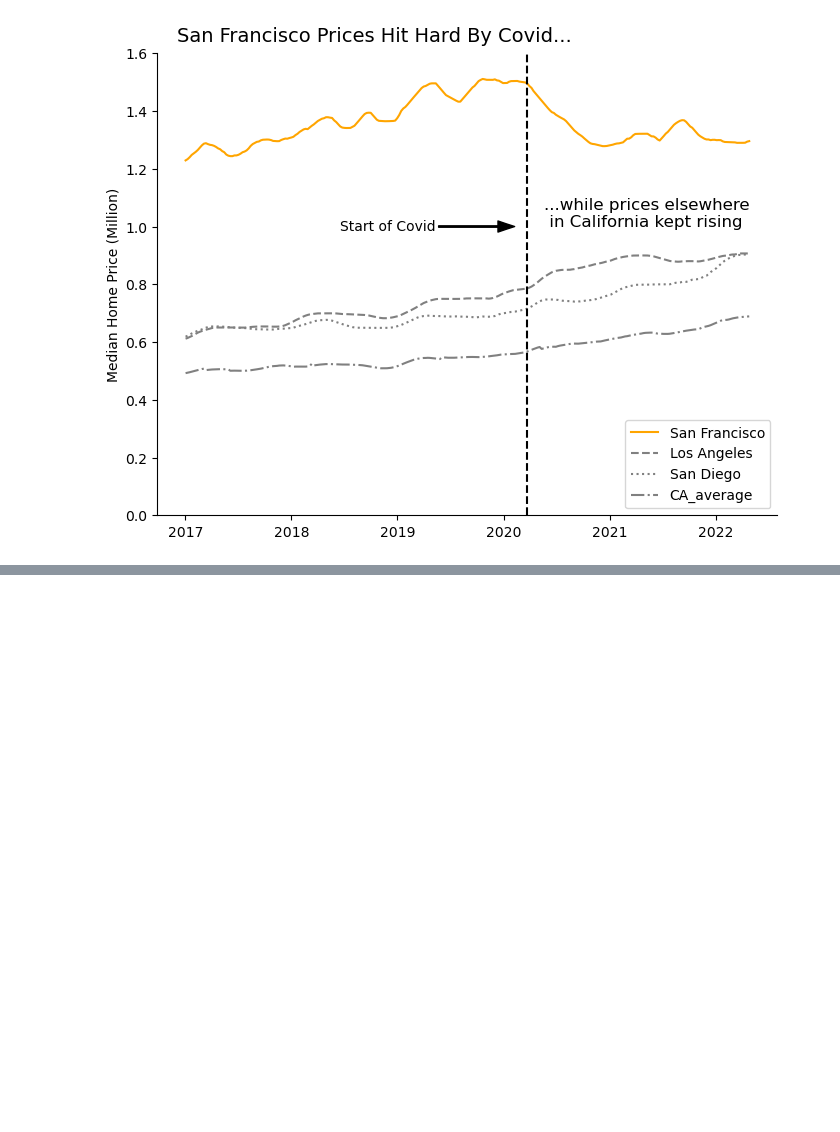
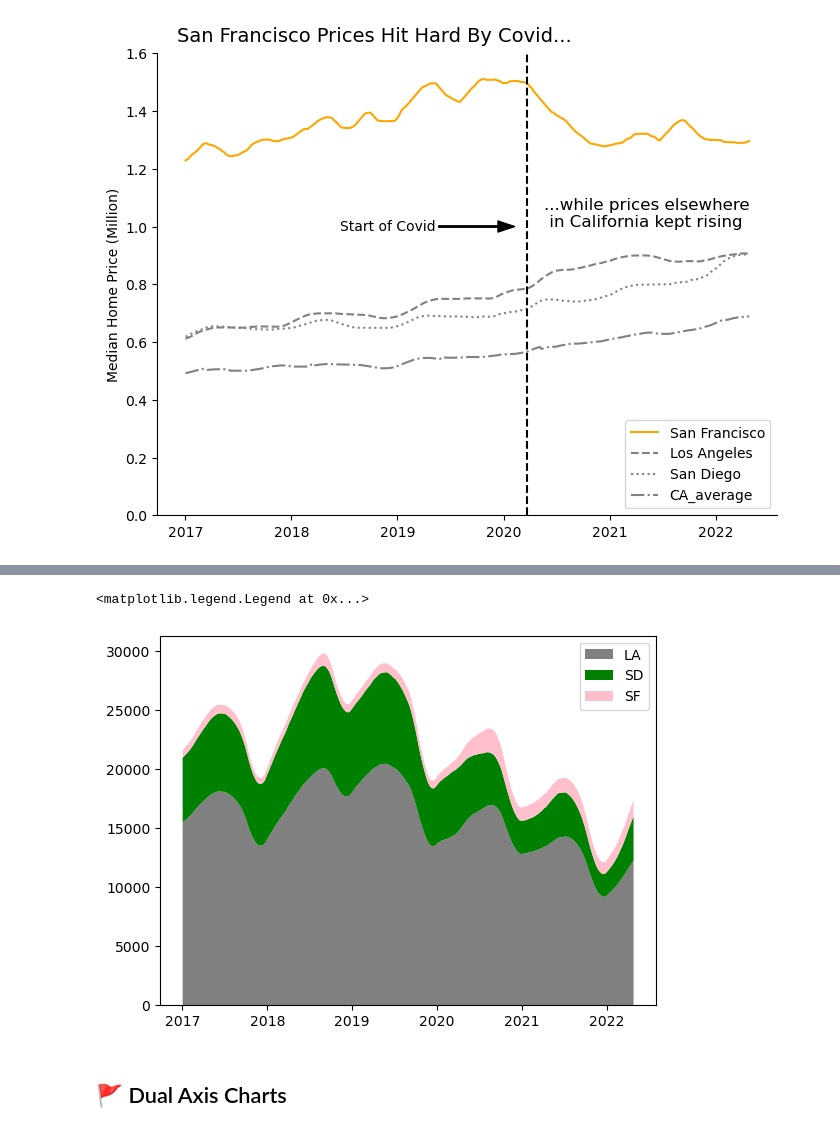
Before and after one commit to scarypillowz/data_visualization, a Jupyter notebook: matplotlib fundamentals.ipynb, the cells around one changed output, grey strips where cells are left out. Drawn from its saved outputs; the diff is of its cells as text; code cells hidden in the pictures; blank space fills up the shorter version.

```diff
--- a/matplotlib fundamentals.ipynb
+++ b/matplotlib fundamentals.ipynb
@@ -540,0 +567,29 @@ ax.text(
+# %%
+ca_housing_pivot = (
+    ca_housing.pivot_table(
+        index='period_begin',
+        columns='region_name',
+        values='inventory'
+    ).assign(CA_average = lambda x: x.mean(axis=1))
+    .loc[:, ['Los Angeles', 'San Diego', 'San Francisco', 'CA_average']]
+)
+# %%
+fig, ax = plt.subplots()
+labels = ['LA', 'SD', 'SF']
+colors = ['grey', 'green', 'pink']
+
+ax.stackplot(
+    ca_housing_pivot.index,
+    ca_housing_pivot['Los Angeles'],
+    ca_housing_pivot['San Diego'],
+    ca_housing_pivot['San Francisco'],
+    labels=labels,
+    colors=colors
+)
+
+ax.legend()
+# %% [output]
+<matplotlib.legend.Legend at 0x...>
+[figure, added]
+# %% [markdown]
+## 🚩 Dual Axis Charts
```
Also changed, not shown: parts of 6 cells of this notebook, 1 other file.
